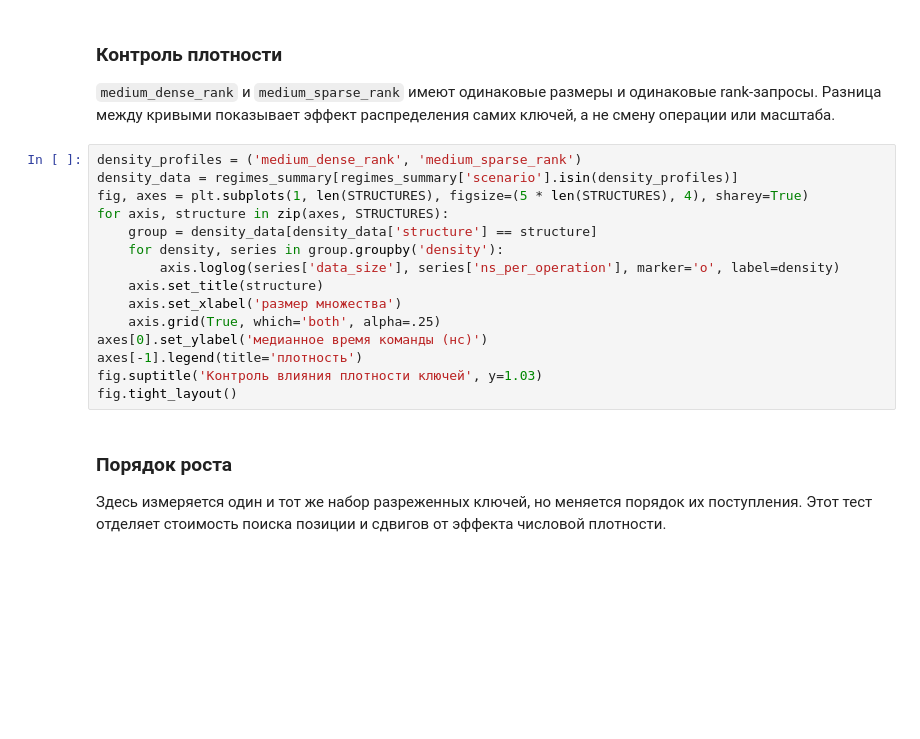
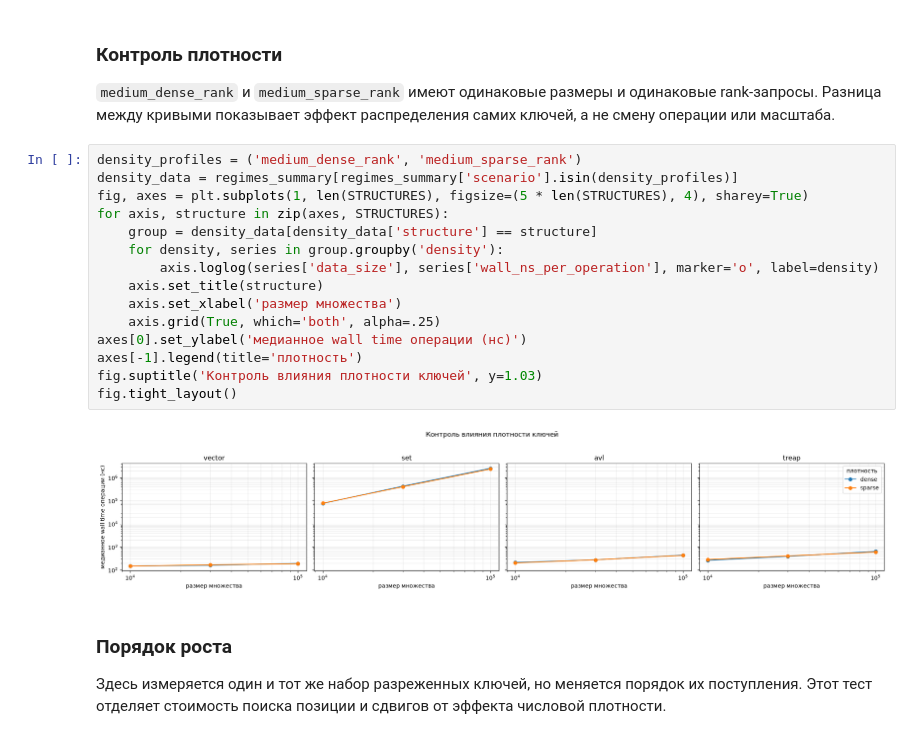
Before and after one commit to the-lenoz/RangeQueryResearch, a Jupyter notebook: notebooks/benchmark_results.ipynb, the cells around one changed output. Saved outputs shown, nothing was run; the diff lists cells and outputs as text; blank space fills up the shorter version.

```diff
--- a/notebooks/benchmark_results.ipynb
+++ b/notebooks/benchmark_results.ipynb
@@ -66,18 +88,20 @@ fig.tight_layout()
 # %%
 density_profiles = ('medium_dense_rank', 'medium_sparse_rank')
 density_data = regimes_summary[regimes_summary['scenario'].isin(density_profiles)]
 fig, axes = plt.subplots(1, len(STRUCTURES), figsize=(5 * len(STRUCTURES), 4), sharey=True)
 for axis, structure in zip(axes, STRUCTURES):
     group = density_data[density_data['structure'] == structure]
     for density, series in group.groupby('density'):
-        axis.loglog(series['data_size'], series['ns_per_operation'], marker='o', label=density)
+        axis.loglog(series['data_size'], series['wall_ns_per_operation'], marker='o', label=density)
     axis.set_title(structure)
     axis.set_xlabel('размер множества')
     axis.grid(True, which='both', alpha=.25)
-axes[0].set_ylabel('медианное время команды (нс)')
+axes[0].set_ylabel('медианное wall time операции (нс)')
 axes[-1].legend(title='плотность')
 fig.suptitle('Контроль влияния плотности ключей', y=1.03)
 fig.tight_layout()
+# %% [output]
+[figure, added]
 # %% [markdown]
 ### Порядок роста
 
```
Also changed, not shown: parts of 6 cells of this notebook, 24 other files.
